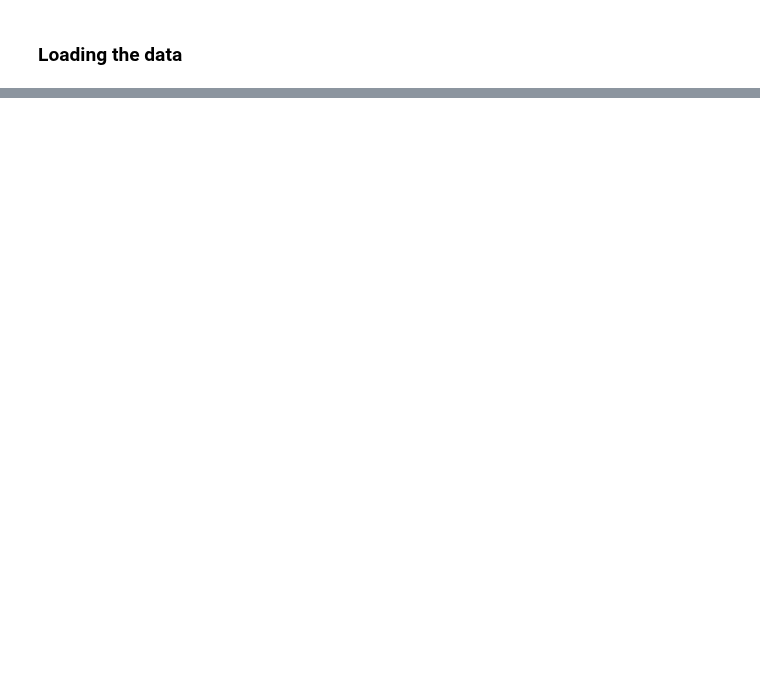
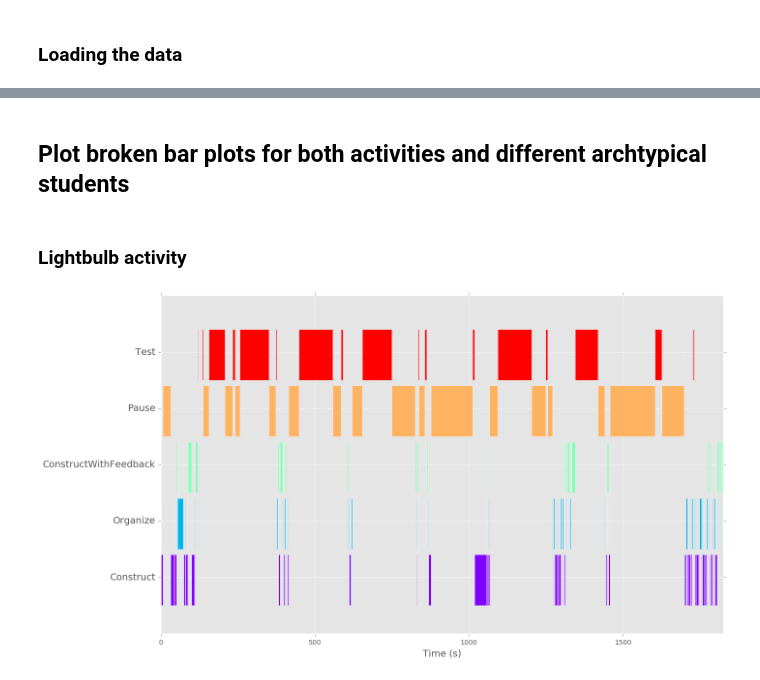
Before and after one commit to sperez8/Phet-log-analyzer, a Jupyter notebook: cck/sequence_heatmap_maker.ipynb, the cells around one changed output, grey strips where cells are left out. Cells and saved outputs as stored; diff of their text form; code cells hidden in the pictures; blank space fills up the shorter version.

Commit message:
first version of broken bar plotting function with examples

```diff
--- a/cck/sequence_heatmap_maker.ipynb
+++ b/cck/sequence_heatmap_maker.ipynb
@@ -75,0 +86,48 @@ get_sequence(df,[94792123])
+# %%
+def plot_barGraph(ACTIVITY, studentID, pltFamilies):
+
+    #get blocks of actions and their time coordinate for broken bar plot
+    blocks, time_coord = get_blocks_withTime(df[df.Activity==ACTIVITY],{studentID},add_spaces=True, ignore = [], start = False)
+    #create figure and axes
+    fig, ax = plt.subplots()
+    #set figure size
+    matplotlib.rcParams['figure.figsize'] = 15, 9
+    #need this to convert desired action families back to letter code
+    def convert(action,ignore):
+            if action[0] in ignore:
+                return ''
+            elif action == 'Reset':
+                return 'X'
+            elif action == 'ConstructWithFeedback':
+                return 'F'
+            else:
+                return action[0]
+    nn=1
+    colorArr=iter(plt.cm.rainbow(np.linspace(0,1,len(pltFamilies))))
+    for action in pltFamilies:
+        #next 2 lines sample out relevant action blocks for one broken horizontal bar
+        out = [(x,y) for x,y in zip(blocks[studentID].split(),time_coord) if any(convert(action,[])==z for z in x)]
+        junk, time_coord_filtered = map(list,zip(*out))
+        ax.broken_barh(time_coord_filtered,(10*nn,9),facecolors=next(colorArr))
+        nn+=1
+
+    ax.set_ylim(5, len(pltFamilies)*10+15)
+    ax.set_xlim(0, time_coord[-1][0]+time_coord[-1][1]+2)
+    ax.set_xlabel('Time (s)', fontsize=14)
+    ax.set_yticks(range(15,len(pltFamilies)*10+15,10))
+    ax.set_yticklabels(pltFamilies, fontsize=14)
+    ax.grid(True)
+
+    plt.show()
+# %% [markdown]
+## Plot broken bar plots for both activities and different archtypical students
+# %%
+#Define what action families to plot and in what order.
+#pltFamilies=['Construct', 'Organize', 'Interface', 'Extra', 'Pause', 'Test', 'ConstructWithFeedback', 'Reset']
+pltFamilies=['Construct', 'Organize', 'ConstructWithFeedback','Pause', 'Test']
+# %% [markdown]
+### Lightbulb activity
+# %%
+plot_barGraph('a1', 94792123, pltFamilies)  #largest learning gain student
+# %% [output]
+[figure, added]
```
Also changed, not shown: parts of 10 cells of this notebook.
